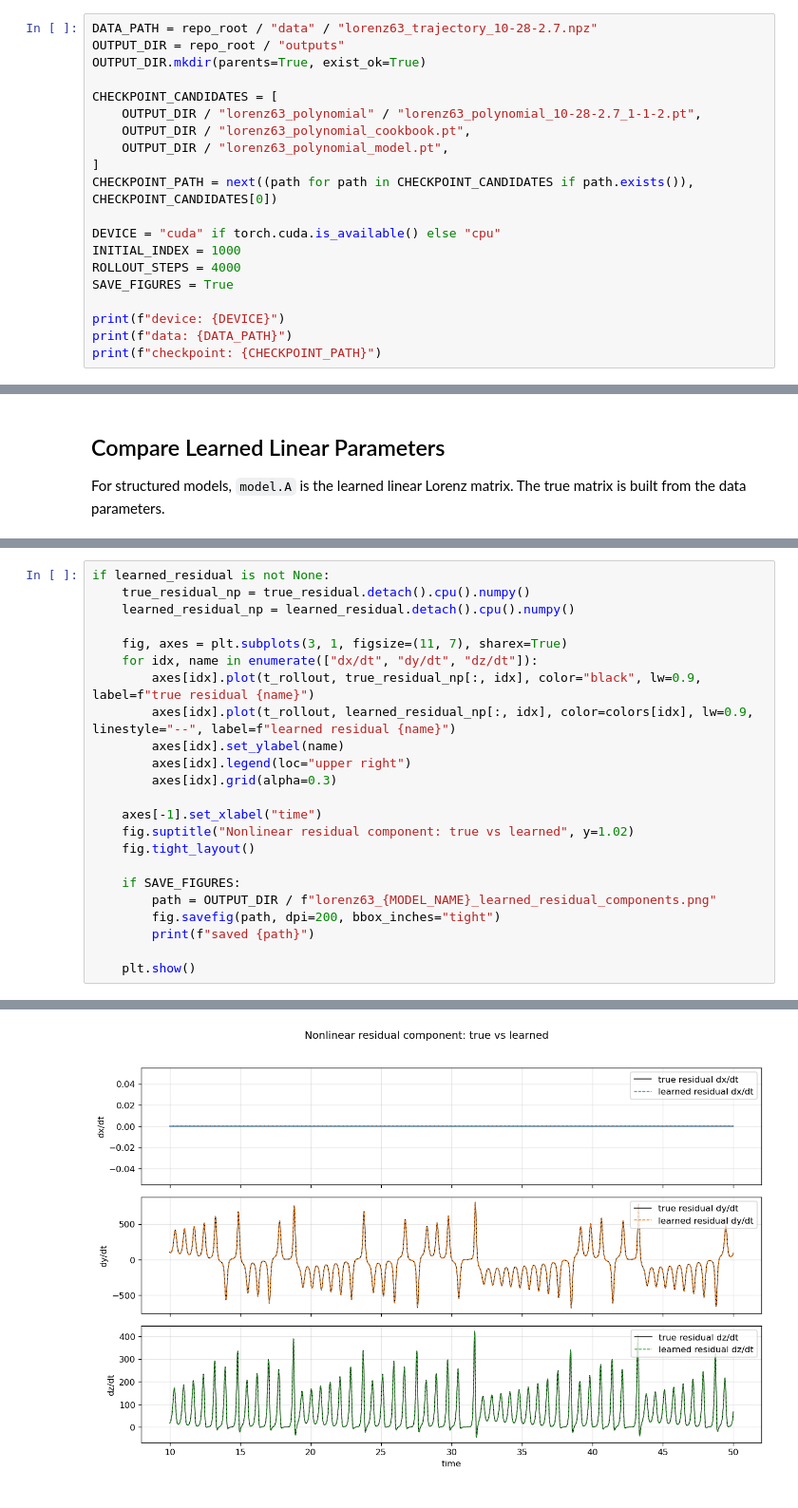
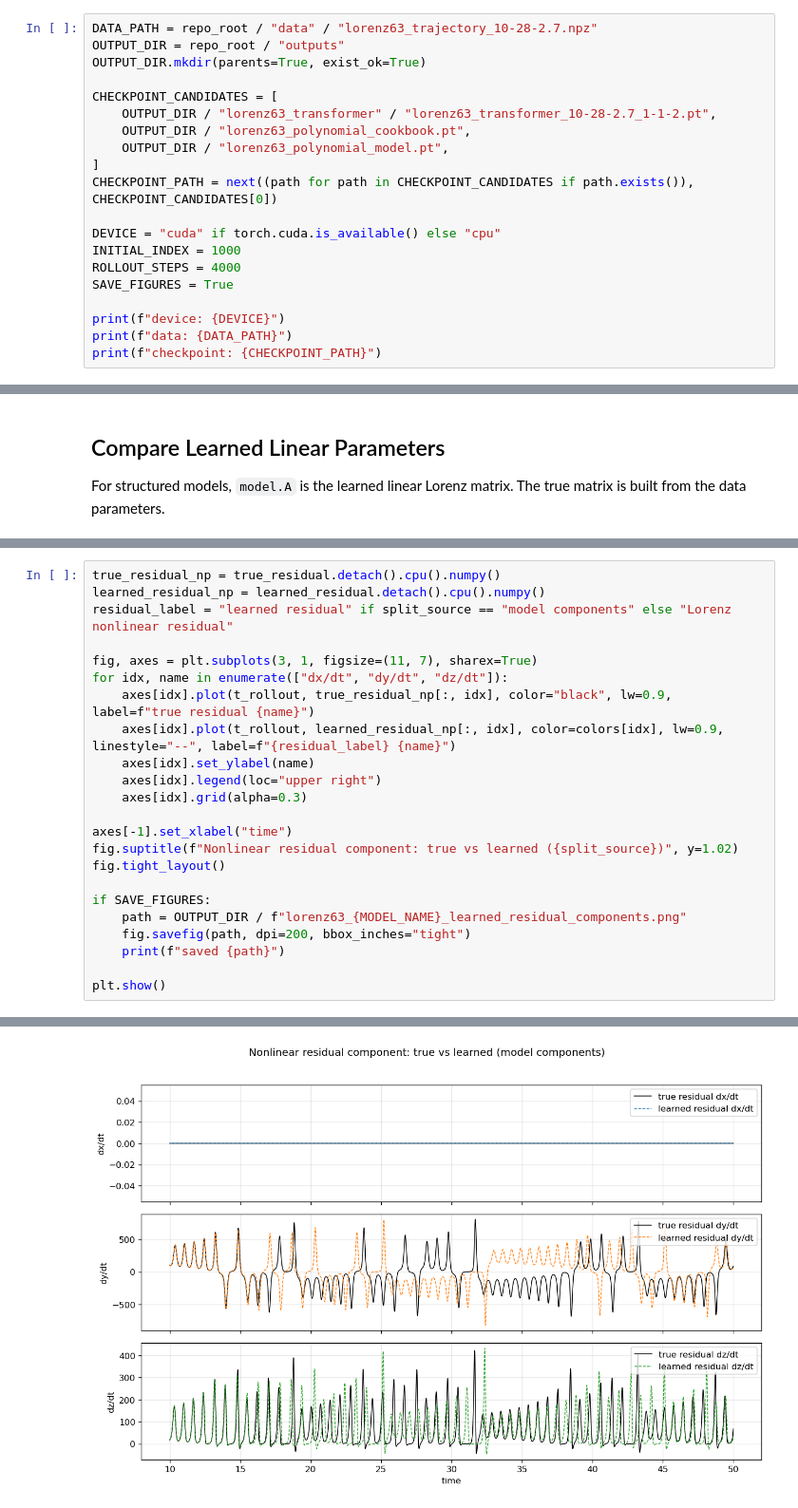
Before and after one commit to kezhoulumelody/Lorenz63_NeuralODE, a Jupyter notebook: examples/predict_lorenz63_pretrained_cookbook.ipynb, the cells around one changed output, grey strips where cells are left out. Shown at 95% size. Drawn from its saved outputs; the diff is of its cells as text.

```diff
--- a/examples/predict_lorenz63_pretrained_cookbook.ipynb
+++ b/examples/predict_lorenz63_pretrained_cookbook.ipynb
@@ -42,7 +42,7 @@ OUTPUT_DIR = repo_root / "outputs"
 OUTPUT_DIR.mkdir(parents=True, exist_ok=True)
 
 CHECKPOINT_CANDIDATES = [
-    OUTPUT_DIR / "lorenz63_polynomial" / "lorenz63_polynomial_10-28-2.7_1-1-2.pt",
+    OUTPUT_DIR / "lorenz63_transformer" / "lorenz63_transformer_10-28-2.7_1-1-2.pt",
     OUTPUT_DIR / "lorenz63_polynomial_cookbook.pt",
     OUTPUT_DIR / "lorenz63_polynomial_model.pt",
 ]
@@ -363,24 +384,24 @@ if learned_linear is not None:
 # %%
-if learned_residual is not None:
-    true_residual_np = true_residual.detach().cpu().numpy()
-    learned_residual_np = learned_residual.detach().cpu().numpy()
+true_residual_np = true_residual.detach().cpu().numpy()
+learned_residual_np = learned_residual.detach().cpu().numpy()
+residual_label = "learned residual" if split_source == "model components" else "Lorenz nonlinear residual"
 
-    fig, axes = plt.subplots(3, 1, figsize=(11, 7), sharex=True)
-    for idx, name in enumerate(["dx/dt", "dy/dt", "dz/dt"]):
-        axes[idx].plot(t_rollout, true_residual_np[:, idx], color="black", lw=0.9, label=f"true residual {name}")
-        axes[idx].plot(t_rollout, learned_residual_np[:, idx], color=colors[idx], lw=0.9, linestyle="--", label=f"learned residual {name}")
-        axes[idx].set_ylabel(name)
-        axes[idx].legend(loc="upper right")
-        axes[idx].grid(alpha=0.3)
+fig, axes = plt.subplots(3, 1, figsize=(11, 7), sharex=True)
+for idx, name in enumerate(["dx/dt", "dy/dt", "dz/dt"]):
+    axes[idx].plot(t_rollout, true_residual_np[:, idx], color="black", lw=0.9, label=f"true residual {name}")
+    axes[idx].plot(t_rollout, learned_residual_np[:, idx], color=colors[idx], lw=0.9, linestyle="--", label=f"{residual_label} {name}")
+    axes[idx].set_ylabel(name)
+    axes[idx].legend(loc="upper right")
+    axes[idx].grid(alpha=0.3)
 
-    axes[-1].set_xlabel("time")
-    fig.suptitle("Nonlinear residual component: true vs learned", y=1.02)
-    fig.tight_layout()
+axes[-1].set_xlabel("time")
+fig.suptitle(f"Nonlinear residual component: true vs learned ({split_source})", y=1.02)
+fig.tight_layout()
 
-    if SAVE_FIGURES:
-        path = OUTPUT_DIR / f"lorenz63_{MODEL_NAME}_learned_residual_components.png"
-        fig.savefig(path, dpi=200, bbox_inches="tight")
-        print(f"saved {path}")
+if SAVE_FIGURES:
+    path = OUTPUT_DIR / f"lorenz63_{MODEL_NAME}_learned_residual_components.png"
+    fig.savefig(path, dpi=200, bbox_inches="tight")
+    print(f"saved {path}")
 
-    plt.show()
+plt.show()
 # %% [output]
@@ -388,2 +409,2 @@ saved /srv/data/kezhoulumelody/Lorenz63_NeuralODE/outputs/lorenz63_polynomial_le
-[figure, old version]
+[figure, new version]
 # %% [markdown]
```
Also changed, not shown: parts of 15 cells of this notebook, 4 other files.
